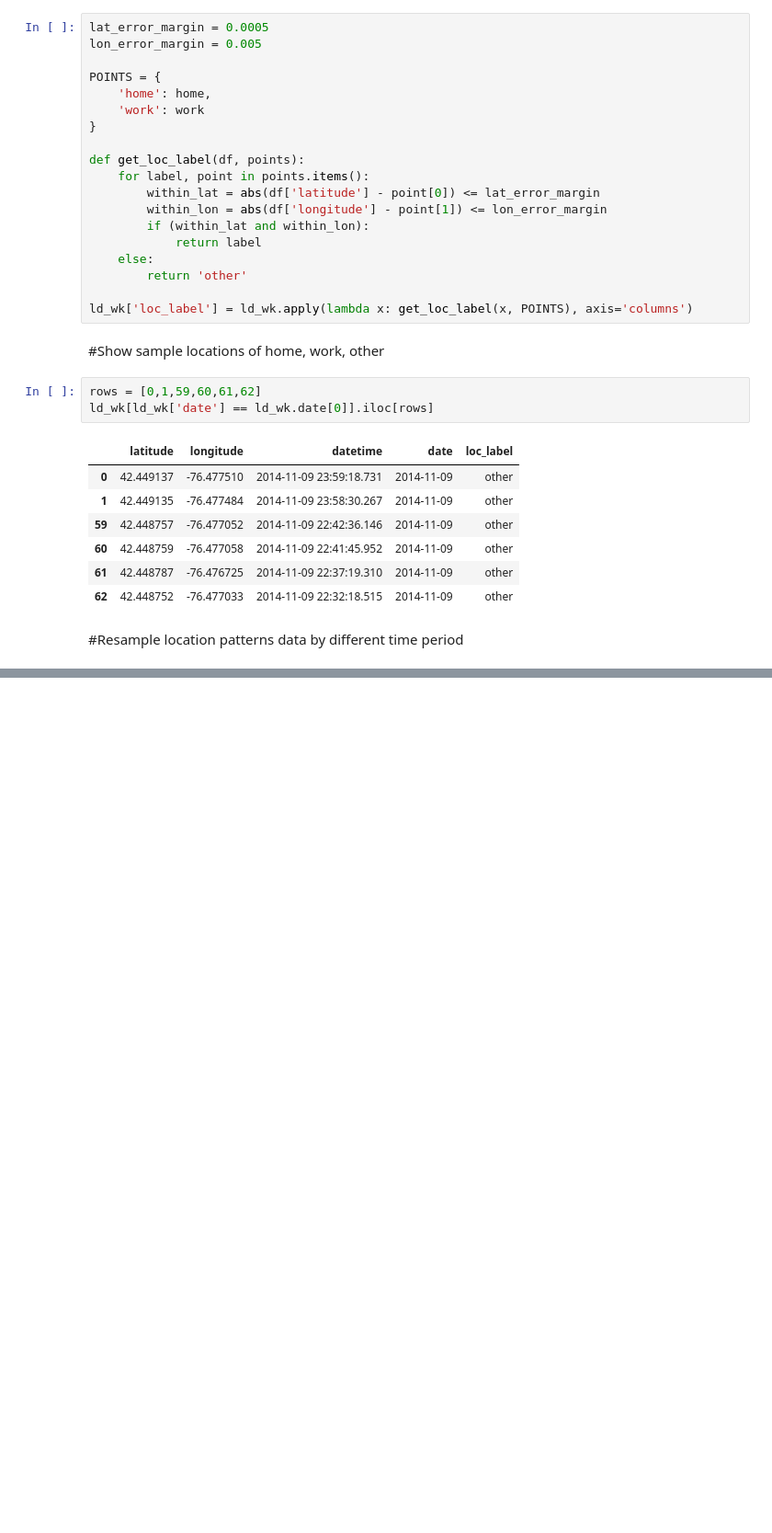
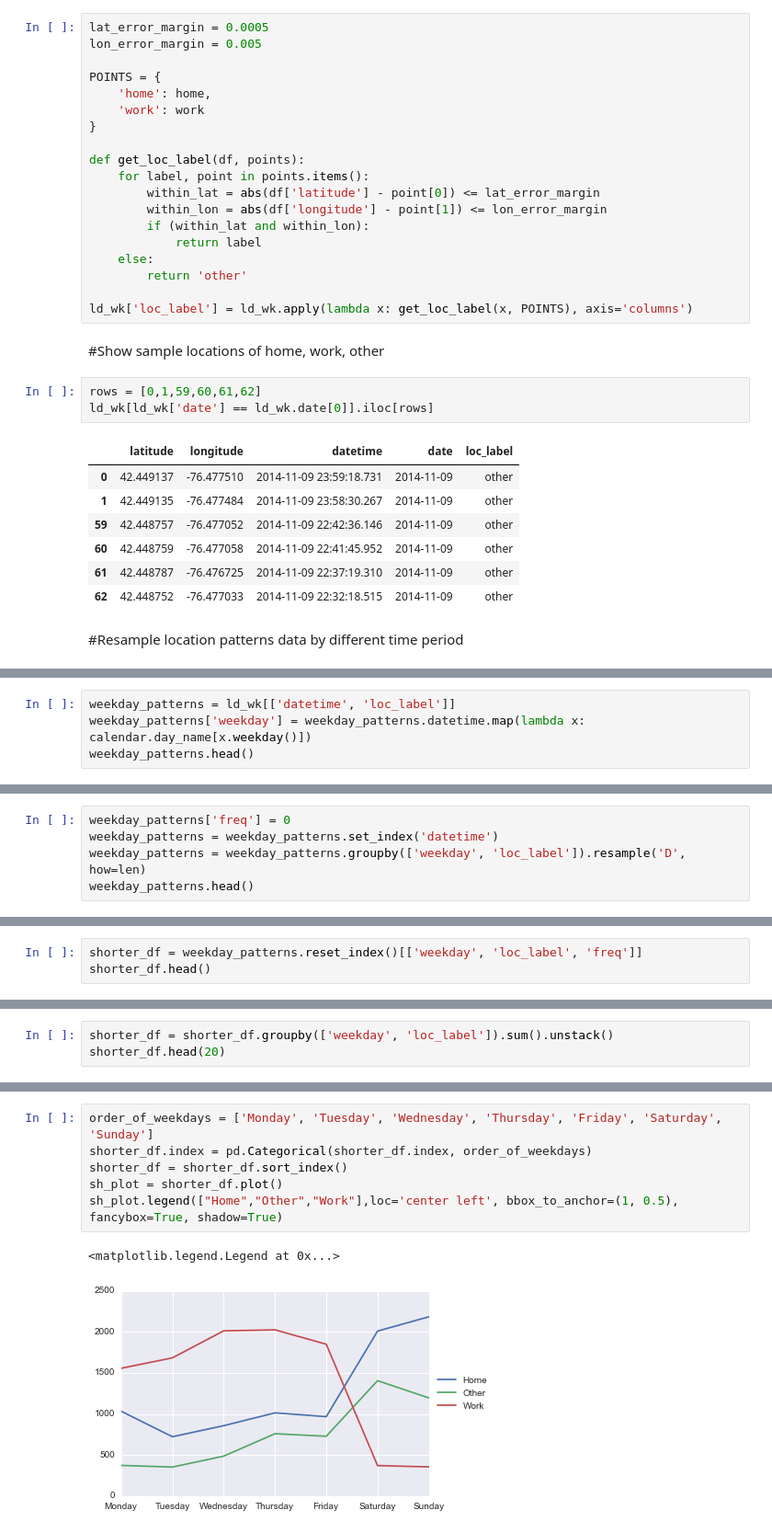
Before and after one commit to fnokeke/student-streams, a Jupyter notebook: src/location-streams.ipynb, the cells around one changed output, grey strips where cells are left out. Shown: that part at 92% size. Cells and saved outputs as stored; diff of their text form; blank space fills up the shorter version.

```diff
--- a/src/location-streams.ipynb
+++ b/src/location-streams.ipynb
@@ -225,0 +224,4 @@ loc_plot.legend(["Home","Other","Work"], loc=1,ncol=1)
+# %%
+weekday_patterns = ld_wk[['datetime', 'loc_label']]
+weekday_patterns['weekday'] = weekday_patterns.datetime.map(lambda x: calendar.day_name[x.weekday()])
+weekday_patterns.head()
@@ -225,0 +239,5 @@ loc_plot.legend(["Home","Other","Work"], loc=1,ncol=1)
+# %%
+weekday_patterns['freq'] = 0
+weekday_patterns = weekday_patterns.set_index('datetime')
+weekday_patterns = weekday_patterns.groupby(['weekday', 'loc_label']).resample('D', how=len)
+weekday_patterns.head()
@@ -225,0 +256,3 @@ loc_plot.legend(["Home","Other","Work"], loc=1,ncol=1)
+# %%
+shorter_df = weekday_patterns.reset_index()[['weekday', 'loc_label', 'freq']]
+shorter_df.head()
@@ -225,0 +266,3 @@ loc_plot.legend(["Home","Other","Work"], loc=1,ncol=1)
+# %%
+shorter_df = shorter_df.groupby(['weekday', 'loc_label']).sum().unstack()
+shorter_df.head(20)
@@ -225,0 +280,9 @@ loc_plot.legend(["Home","Other","Work"], loc=1,ncol=1)
+# %%
+order_of_weekdays = ['Monday', 'Tuesday', 'Wednesday', 'Thursday', 'Friday', 'Saturday', 'Sunday']
+shorter_df.index = pd.Categorical(shorter_df.index, order_of_weekdays)
+shorter_df = shorter_df.sort_index()
+sh_plot = shorter_df.plot()
+sh_plot.legend(["Home","Other","Work"],loc='center left', bbox_to_anchor=(1, 0.5), fancybox=True, shadow=True)
+# %% [output]
+<matplotlib.legend.Legend at 0x...>
+[figure, added]
```
Also changed, not shown: parts of 19 cells of this notebook, 2 other files.
